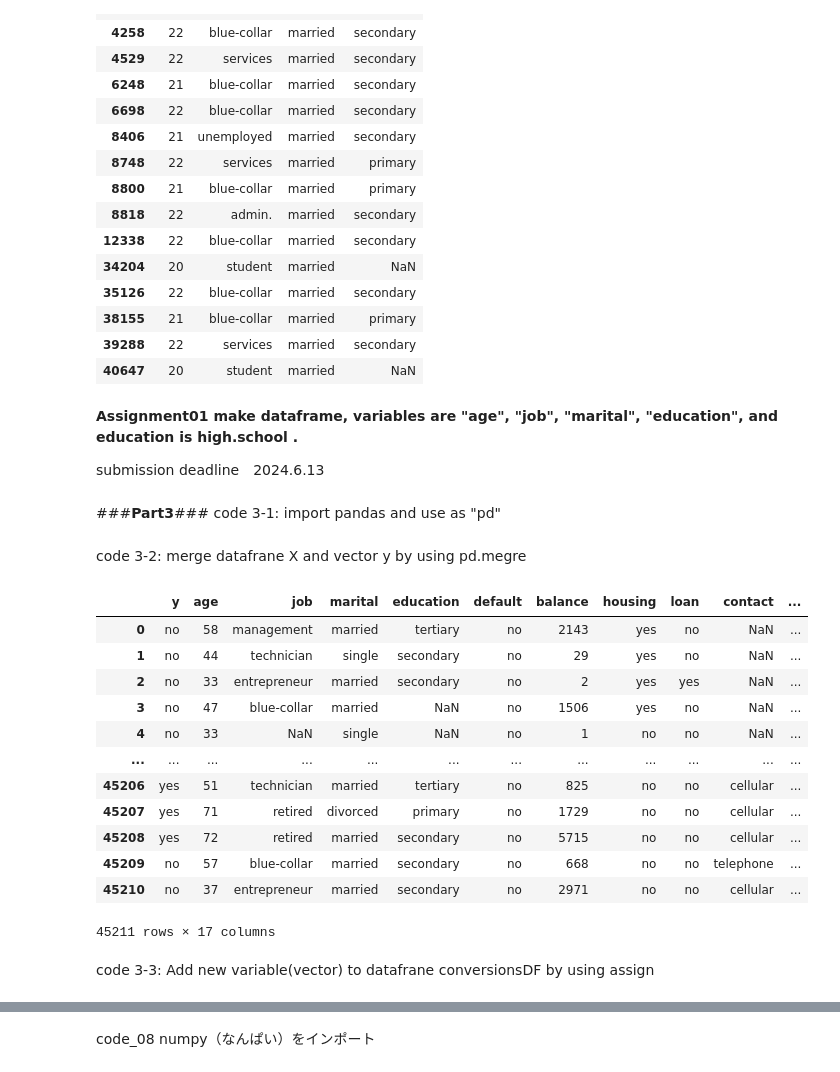
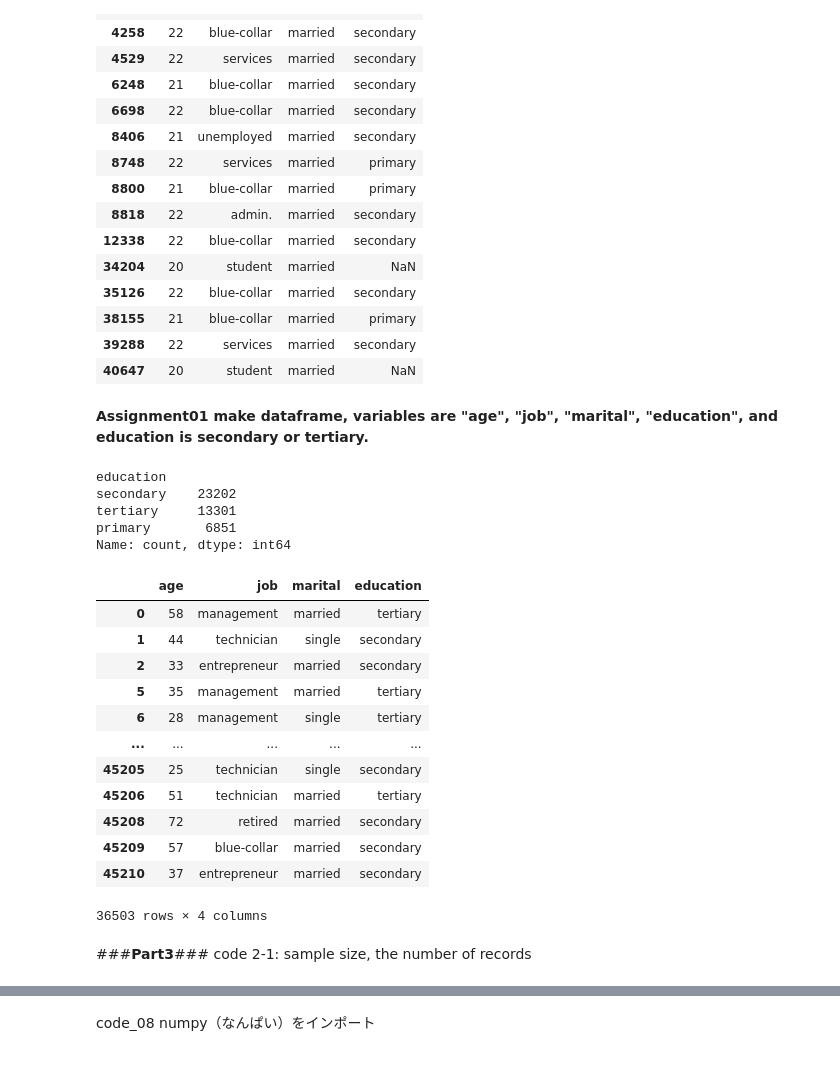
Before and after one commit to sugimotoh/classes, a Jupyter notebook: marketingmodels2024.ipynb, the cells around one changed output, grey strips where cells are left out. Drawn from its saved outputs; the diff is of its cells as text; code cells hidden in the pictures.

```diff
--- a/marketingmodels2024.ipynb
+++ b/marketingmodels2024.ipynb
@@ -224,32 +244,38 @@ testDF
 | 39288 | 22 | services | married | secondary |
 | 40647 | 20 | student | married | NaN |
 # %% [markdown]
-**Assignment01 make dataframe, variables are "age", "job", "marital", "education", and education is high.school .**
-
-submission deadline　2024.6.13
+**Assignment01 make dataframe, variables are "age", "job", "marital", "education", and education is secondary or tertiary.**
-# %% [markdown]
-###**Part3**###
-code 3-1: import pandas and use as "pd"
 # %%
 import pandas as pd
-# %% [markdown]
-code 3-2: merge datafrane X and vector y by using pd.megre
+# %%
+education_counts = X['education'].value_counts()
+education_counts
+# %% [output]
+education
+secondary    23202
+tertiary     13301
+primary       6851
+Name: count, dtype: int64
+# %%
+testDF = X[(X["education"] == "tertiary") | (X["education"] == "secondary")][["age", "job", "marital", "education"]]
+testDF
+# %% [output]
+|  | age | job | marital | education |
+| 0 | 58 | management | married | tertiary |
+| 1 | 44 | technician | single | secondary |
+| 2 | 33 | entrepreneur | married | secondary |
+| 5 | 35 | management | married | tertiary |
+| 6 | 28 | management | single | tertiary |
+| ... | ... | ... | ... | ... |
+| 45205 | 25 | technician | single | secondary |
+| 45206 | 51 | technician | married | tertiary |
+| 45208 | 72 | retired | married | secondary |
+| 45209 | 57 | blue-collar | married | secondary |
+| 45210 | 37 | entrepreneur | married | secondary |
+36503 rows × 4 columns
+# %% [markdown]
+###**Part3**###
+code 2-1: sample size, the number of records
 # %%
-conversionsDF=pd.merge(y, X, right_index=True, left_index=True)
-conversionsDF
+df=pd.merge(y, X, right_index=True, left_index=True)
+df
-# %% [output]
-|  | y | age | job | marital | education | default | balance | housing | loan | contact | ... |
-| 0 | no | 58 | management | married | tertiary | no | 2143 | yes | no | NaN | ... |
-| 1 | no | 44 | technician | single | secondary | no | 29 | yes | no | NaN | ... |
-| 2 | no | 33 | entrepreneur | married | secondary | no | 2 | yes | yes | NaN | ... |
-| 3 | no | 47 | blue-collar | married | NaN | no | 1506 | yes | no | NaN | ... |
-| 4 | no | 33 | NaN | single | NaN | no | 1 | no | no | NaN | ... |
-| ... | ... | ... | ... | ... | ... | ... | ... | ... | ... | ... | ... |
-| 45206 | yes | 51 | technician | married | tertiary | no | 825 | no | no | cellular | ... |
-| 45207 | yes | 71 | retired | divorced | primary | no | 1729 | no | no | cellular | ... |
-| 45208 | yes | 72 | retired | married | secondary | no | 5715 | no | no | cellular | ... |
-| 45209 | no | 57 | blue-collar | married | secondary | no | 668 | no | no | telephone | ... |
-| 45210 | no | 37 | entrepreneur | married | secondary | no | 2971 | no | no | cellular | ... |
-45211 rows × 17 columns
-# %% [markdown]
-code 3-3: Add new variable(vector) to datafrane conversionsDF by using assign
```
Also changed, not shown: parts of 11 cells of this notebook.
